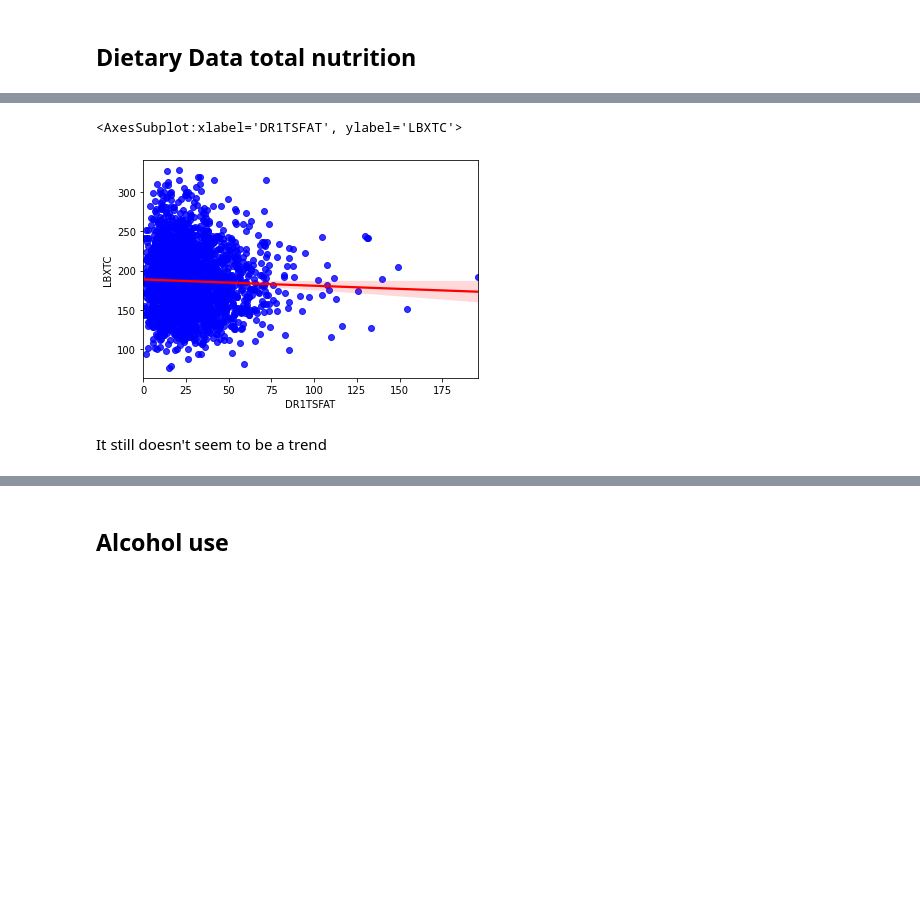
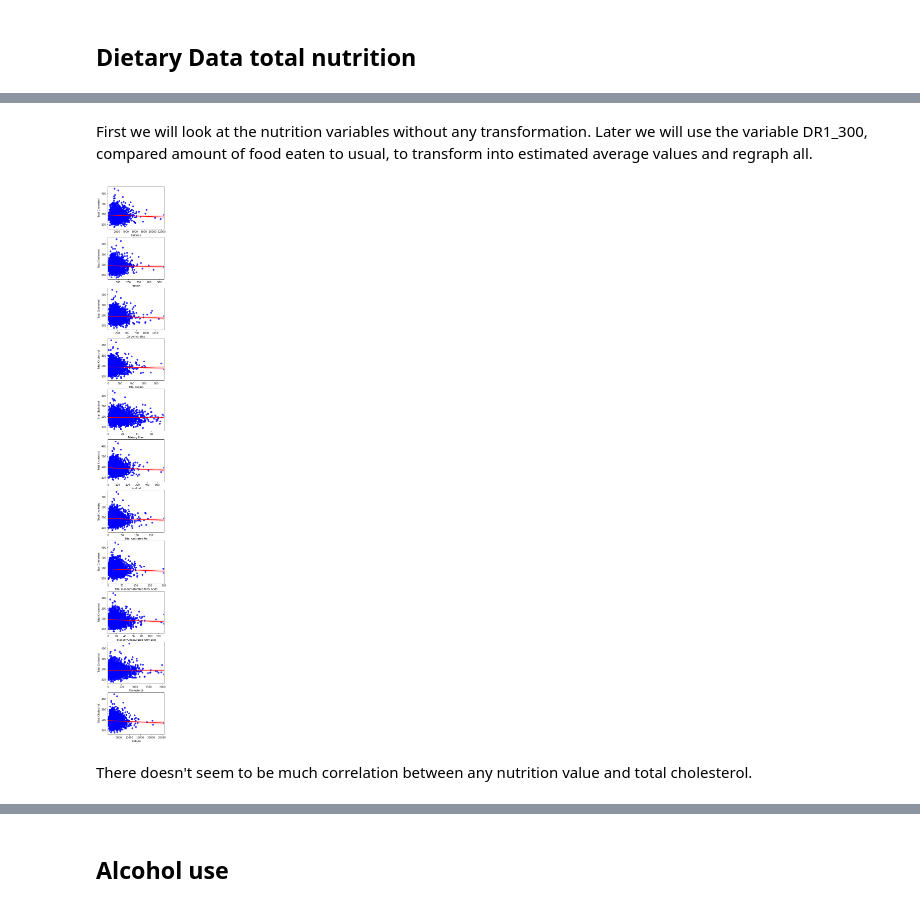
Before and after one commit to mathisme/ThinkfulDSFinalCapstone, a Jupyter notebook: notebooks/EDA.ipynb, the cells around one changed output, grey strips where cells are left out. Drawn from its saved outputs; the diff is of its cells as text; code cells hidden in the pictures; blank space fills up the shorter version.

Commit message:
continuing to work on diet eda

```diff
--- a/notebooks/EDA.ipynb
+++ b/notebooks/EDA.ipynb
@@ -361,7 +348,0 @@ There could be an upward trend but outliers are effecting the graph.  Regraphing
-# %%
-sns.regplot(x='DR1TSFAT',  y='LBXTC', data=diet[diet.LBXTC<350], scatter_kws={"color": "blue"}, line_kws={"color": "red"})
-# %% [output]
-<AxesSubplot:xlabel='DR1TSFAT', ylabel='LBXTC'>
-[figure, removed]
-# %% [markdown]
-It still doesn't seem to be a trend
@@ -369,0 +349,22 @@ It still doesn't seem to be a trend
+# %% [markdown]
+First we will look at the nutrition variables without any transformation.  Later we will use the variable DR1_300, compared amount of food eaten to usual, to transform into estimated average values and regraph all.
+# %%
+nutrition_variables = {
+'variable':['DR1TKCAL','DR1TPROT','DR1TCARB','DR1TSUGR','DR1TFIBE','DR1TTFAT',
+'DR1TSFAT','DR1TMFAT','DR1TPFAT','DR1TCHOL','DR1TSODI'],
+'description':['Calories','Protein','Carbohydrates','Total sugars','Dietary fiber','Total fat',
+'Total saturated fat','Total monounsaturated fatty acids','Total polyunsaturated fatty acid','Cholesterol','Sodium']
+}
+# %%
+n = len(nutrition_variables['variable'])
+
+fig, axs = plt.subplots(n,1,figsize=[4,40])
+for i in range(n):
+    sns.regplot(x=nutrition_variables['variable'][i],  y='LBXTC', ax=axs[i], data=diet, scatter_kws={"color": "blue"},
+                line_kws={"color": "red"})
+    axs[i].set_xlabel(nutrition_variables['description'][i])
+    axs[i].set_ylabel('Total Cholestrol')
+# %% [output]
+[figure, added]
+# %% [markdown]
+There doesn't seem to be much correlation between any nutrition value and total cholesterol.
```
Also changed, not shown: parts of 8 cells of this notebook.
